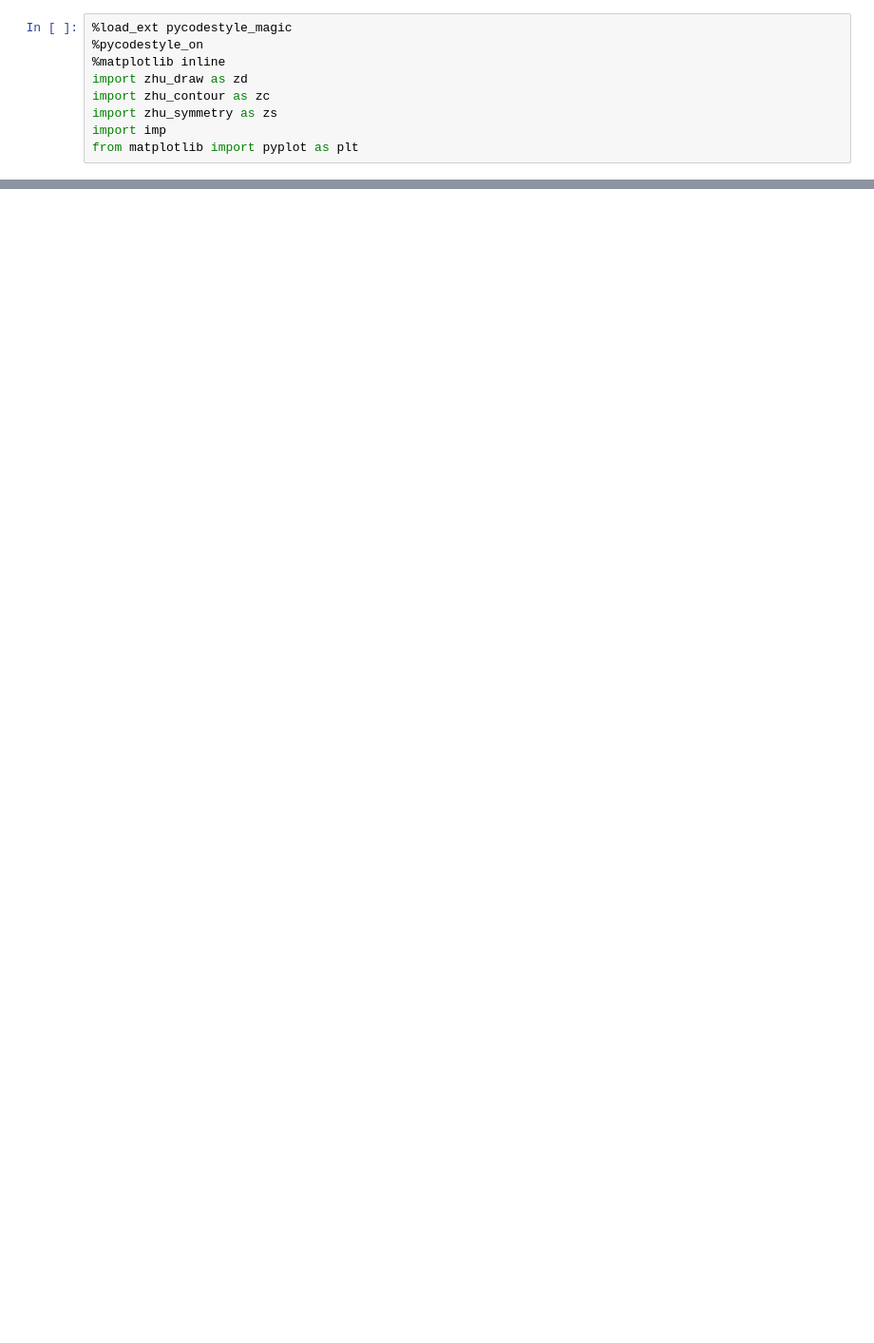
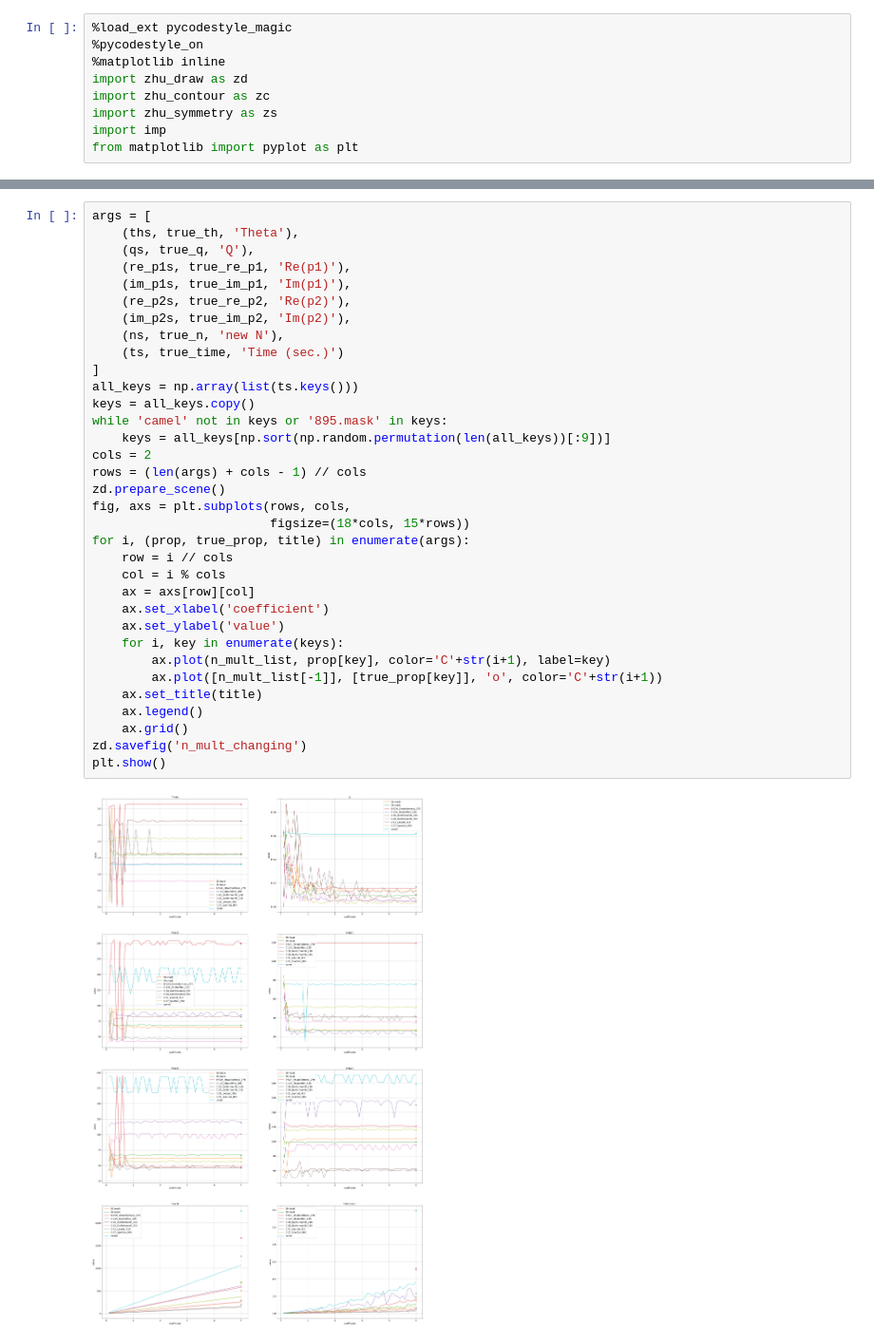
Before and after one commit to 1alexandra/mirror-symmetry, a Jupyter notebook: sym.ipynb, the cells around one changed output, grey strips where cells are left out. Shown at 95% size. Saved outputs shown, nothing was run; the diff lists cells and outputs as text; blank space fills up the shorter version.

```diff
--- a/sym.ipynb
+++ b/sym.ipynb
@@ -10,3 +100,39 @@ from matplotlib import pyplot as plt
+# %%
+args = [
+    (ths, true_th, 'Theta'),
+    (qs, true_q, 'Q'),
+    (re_p1s, true_re_p1, 'Re(p1)'),
+    (im_p1s, true_im_p1, 'Im(p1)'),
+    (re_p2s, true_re_p2, 'Re(p2)'),
+    (im_p2s, true_im_p2, 'Im(p2)'),
+    (ns, true_n, 'new N'),
+    (ts, true_time, 'Time (sec.)')
+]
+all_keys = np.array(list(ts.keys()))
+keys = all_keys.copy()
+while 'camel' not in keys or '895.mask' in keys:
+    keys = all_keys[np.sort(np.random.permutation(len(all_keys))[:9])]
+cols = 2
+rows = (len(args) + cols - 1) // cols
+zd.prepare_scene()
+fig, axs = plt.subplots(rows, cols,
+                        figsize=(18*cols, 15*rows))
+for i, (prop, true_prop, title) in enumerate(args):
+    row = i // cols
+    col = i % cols
+    ax = axs[row][col]
+    ax.set_xlabel('coefficient')
+    ax.set_ylabel('value')
+    for i, key in enumerate(keys):
+        ax.plot(n_mult_list, prop[key], color='C'+str(i+1), label=key)
+        ax.plot([n_mult_list[-1]], [true_prop[key]], 'o', color='C'+str(i+1))
+    ax.set_title(title)
+    ax.legend()
+    ax.grid()
+zd.savefig('n_mult_changing')
+plt.show()
+# %% [output]
+[figure, added]
 # %%
 path = "data/truesym_examples/sigma.bmp"
 for u in zc.get_contours(path):
```
Also changed, not shown: parts of 6 cells of this notebook, 3 other files.
